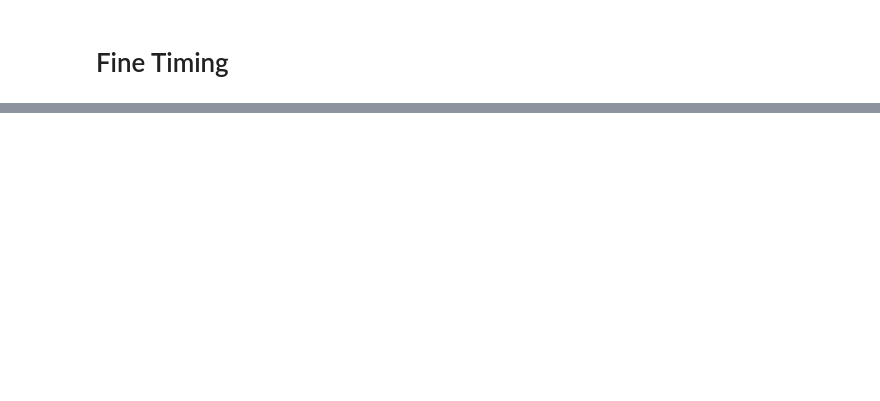
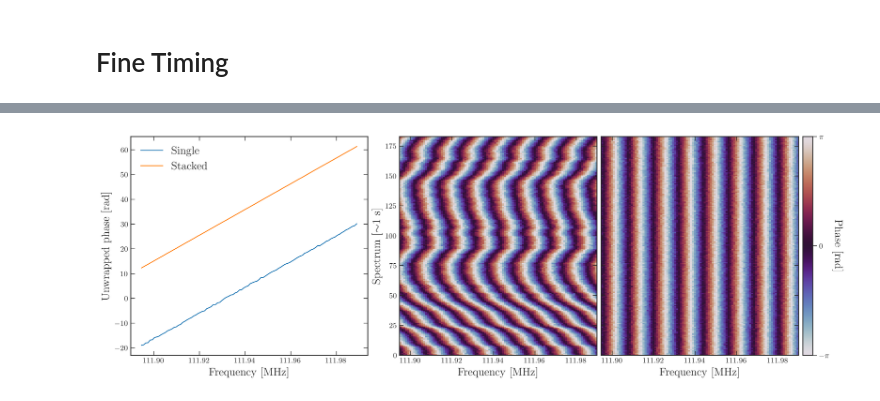
Before and after one commit to ALBATROS-Experiment/albatros_analysis, a Jupyter notebook: scripts/sim_plots.ipynb, the cells around one changed output, grey strips where cells are left out. Saved outputs shown, nothing was run; the diff lists cells and outputs as text; code cells hidden in the pictures; blank space fills up the shorter version.

```diff
--- a/scripts/sim_plots.ipynb
+++ b/scripts/sim_plots.ipynb
@@ -406,0 +550,97 @@ print(delays[int(acclen*osamp/2)])
+# %%
+freq_slice = slice(70, 170)
+nfreqs_osamp = 100
+min_freq_osamp = osampfreqs[70]/1e6
+max_freq_osamp = osampfreqs[170]/1e6
+nvis = len(osampvis[:,0])
+# %%
+# Get aligned visibilities
+phased_vis = osampvis * np.exp(-2j*np.pi*osampfreqs[None, :]/1e9*tau_s)
+
+# Get ramps
+ramp_stacked = np.unwrap(np.angle(np.mean(phased_vis, axis=0)))
+ramp_single  = np.unwrap(np.angle(osampvis[0, :]))
+
+# Common phase scale
+vmin = -np.pi
+vmax = np.pi
+
+# Figure
+fig = plt.figure(figsize=(15, 5), constrained_layout=True)
+
+# EXACT SAME LAYOUT AS OLD FIGURE
+gs = fig.add_gridspec(1, 4, width_ratios=[1.2, 1, 1, 0.05])
+
+ax_ramps = fig.add_subplot(gs[0])
+ax_unc   = fig.add_subplot(gs[1])
+ax_corr  = fig.add_subplot(gs[2], sharey=ax_unc)
+cax      = fig.add_subplot(gs[3])
+
+# Left: phase ramps
+
+ax_ramps.plot(osampfreqs[freq_slice]/1e6, ramp_single[freq_slice], lw=1.2, label="Single")
+
+ax_ramps.plot(osampfreqs[freq_slice]/1e6,ramp_stacked[freq_slice],lw=1.2,label="Stacked")
+
+ax_ramps.set_xlabel("Frequency [MHz]")
+ax_ramps.set_ylabel("Unwrapped phase [rad]")
+ax_ramps.legend(frameon=False)
+
+# Middle: uncorrected
+
+im = ax_unc.imshow(
+    np.angle(osampvis[:, freq_slice]),
+    extent=[min_freq_osamp, max_freq_osamp, 0, nvis],
+    aspect='auto',
+    cmap='twilight',
+    interpolation='nearest',
+    origin='lower',
+    vmin=vmin,
+    vmax=vmax
+)
+
+ax_unc.set_xlabel("Frequency [MHz]")
+ax_unc.set_ylabel(r"Spectrum [$\sim$1 s]")
+
+# Right: corrected
+
+ax_corr.imshow(
+    np.angle(phased_vis[:, freq_slice]),
+    extent=[min_freq_osamp, max_freq_osamp, 0, nvis],
+    aspect='auto',
+    cmap='twilight',
+    interpolation='nearest',
+    origin='lower',
+    vmin=vmin,
+    vmax=vmax
+)
+
+ax_corr.set_xlabel("Frequency [MHz]")
+ax_corr.tick_params(labelleft=False)
+
+# Colorbar
+
+cbar = fig.colorbar(im, cax=cax)
+cbar.set_label(
+    r"Phase [rad]",
+    rotation=270,
+    labelpad=20
+)
+
+cbar.set_ticks([-np.pi, 0, np.pi])
+cbar.set_ticklabels([r"$-\pi$", r"$0$", r"$\pi$"])
+
+# Ticks
+
+for ax in [ax_ramps, ax_unc, ax_corr]:
+    ax.tick_params(direction='in', top=True, right=True)
+
+plt.savefig(
+    "/home/thomasb/albatros_analysis/scripts/orbcomm/paper_plots/sim_alignment.png",
+    bbox_inches="tight",
+    dpi=300
+)
+
+plt.show()
+# %% [output]
+[figure, added]
```
Also changed, not shown: parts of 53 cells of this notebook, 7 other files.
